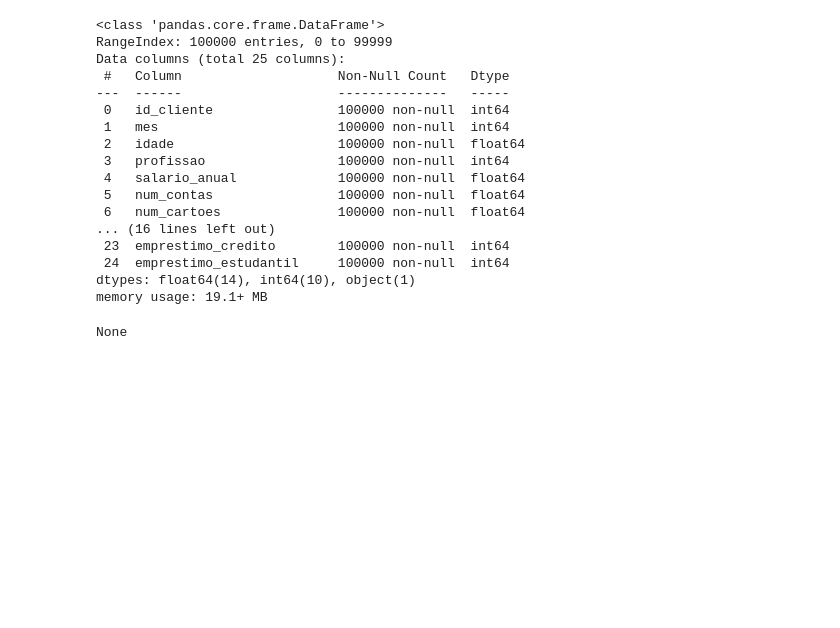
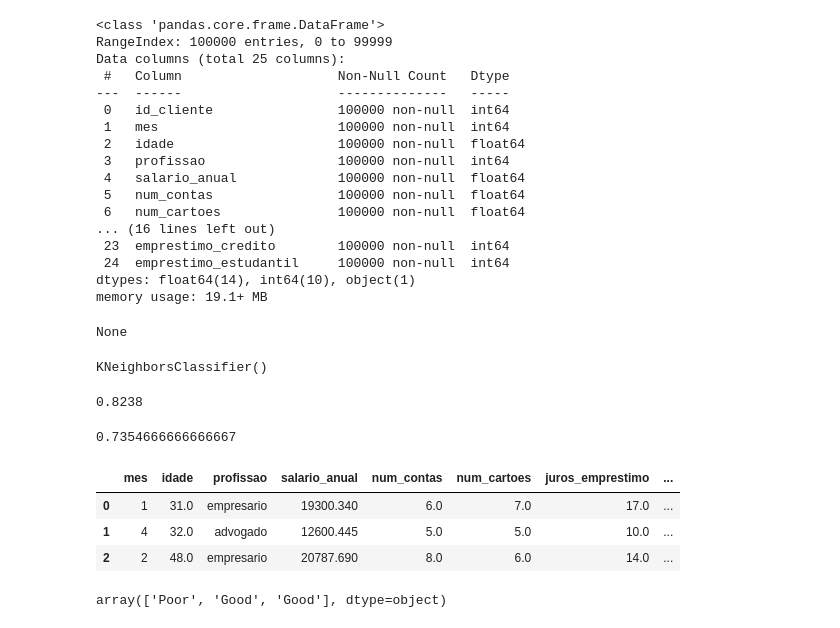
Before and after one commit to hemkdev/form-automation, a Jupyter notebook: projeto-3/inicial.ipynb, the cells around one changed output. Saved outputs shown, nothing was run; the diff lists cells and outputs as text; code cells hidden in the pictures; blank space fills up the shorter version.

```diff
--- a/projeto-3/inicial.ipynb
+++ b/projeto-3/inicial.ipynb
@@ -120,3 +120,6 @@ y = tabela["score_credito"]
 x = tabela.drop(columns=["score_credito", "id_cliente"])
 
 # Separar em dados de treino e de teste
+from sklearn.model_selection import train_test_split  # Importar o comdando
+
+x_treino, x_teste, y_treino, y_teste = train_test_split(x, y, test_size=0.3) # Comando para dividir a base de dados em treino e teste (30% dos dados para teste)
@@ -128,0 +126,61 @@ x = tabela.drop(columns=["score_credito", "id_cliente"])
+# %%
+# 3. Criar o modelo de IA -> Prever a nota de crédito
+
+# Árvore de decisão -> RandomForest
+# Vizinhos próximos -> KNN
+
+# Importar o modelo
+from sklearn.ensemble import RandomForestClassifier
+from sklearn.neighbors import KNeighborsClassifier
+
+# Criar o modelo
+modelo_arvoreDecisao = RandomForestClassifier()
+modelo_knn = KNeighborsClassifier()
+
+# Treinar o modelo
+modelo_arvoreDecisao.fit(x_treino, y_treino) # Passa os dados separados de treino ao modelo
+modelo_knn.fit(x_treino, y_treino)
+# %% [output]
+KNeighborsClassifier()
+# %%
+# 4. Escolher o melhor modelo
+
+# Previsoes
+previsoes_arvoreDecisao = modelo_arvoreDecisao.predict(x_teste)
+previsoes_knn = modelo_knn.predict(x_teste)
+
+# Precisao
+from sklearn.metrics import accuracy_score ## Importar o comando para medir a precisão
+
+display(accuracy_score(y_teste, previsoes_arvoreDecisao)) # Comparar as previsoes com os valores reais
+display(accuracy_score(y_teste, previsoes_knn))
+# %% [output]
+0.8238
+0.7354666666666667
+# %%
+# 5. Fazer novas previsões
+# Melhor modelo -> Árvore de decisão
+tabela_nova = pd.read_csv("novos_clientes.csv")
+display(tabela_nova)
+
+
+# PROFISSÃO
+tabela_nova["profissao"] = codificador1.fit_transform(tabela_nova["profissao"])
+
+# MIX_CREDITO
+tabela_nova["mix_credito"] = codificador2.fit_transform(tabela_nova["mix_credito"])
+
+#COMPORTAMENTO_PAGAMENTO
+tabela_nova["comportamento_pagamento"] = codificador3.fit_transform(tabela_nova["comportamento_pagamento"])
+
+previsao = modelo_arvoreDecisao.predict(tabela_nova)
+display(previsao)
+
+# joblib -> Salvar o modelo
+# pickle -> Salvar o modelo
+# %% [output]
+|  | mes | idade | profissao | salario_anual | num_contas | num_cartoes | juros_emprestimo | ... |
+| 0 | 1 | 31.0 | empresario | 19300.340 | 6.0 | 7.0 | 17.0 | ... |
+| 1 | 4 | 32.0 | advogado | 12600.445 | 5.0 | 5.0 | 10.0 | ... |
+| 2 | 2 | 48.0 | empresario | 20787.690 | 8.0 | 6.0 | 14.0 | ... |
+array(['Poor', 'Good', 'Good'], dtype=object)
```
Also changed, not shown: parts of 3 cells of this notebook.
